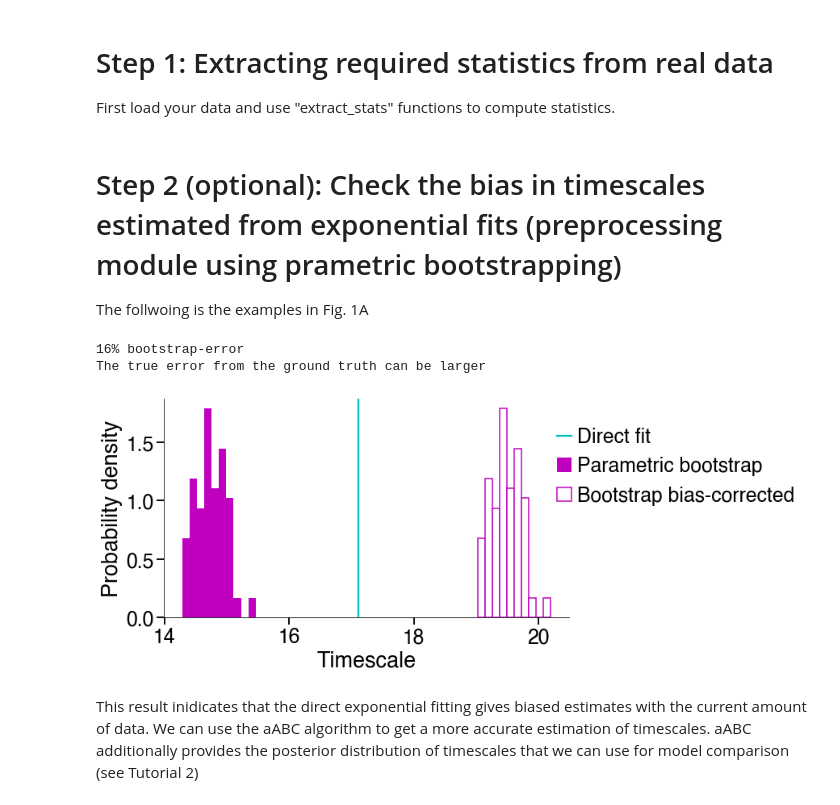
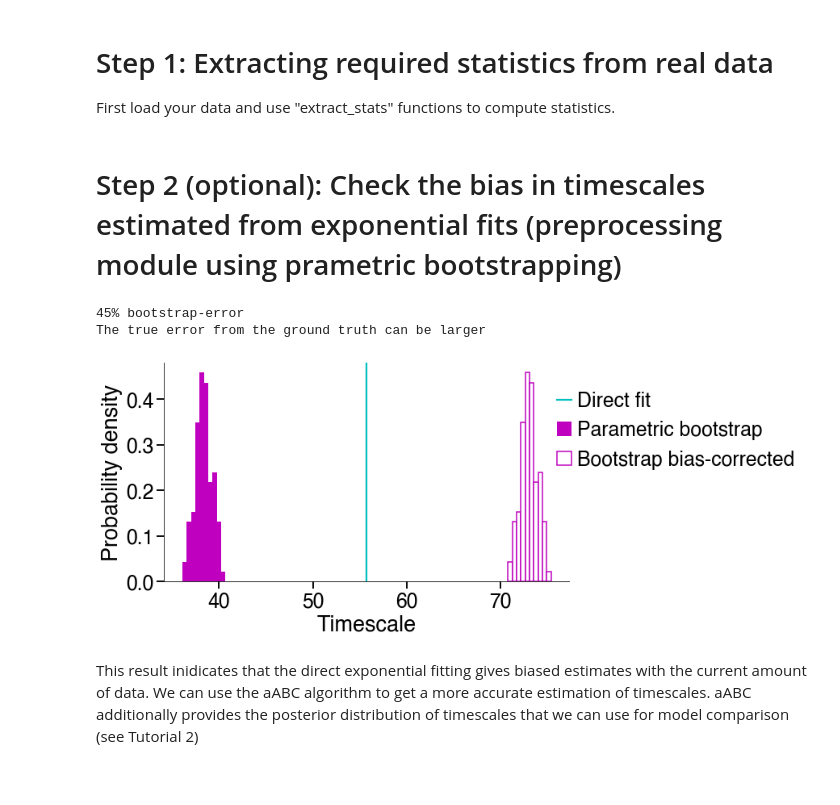
Before and after one commit to roxana-zeraati/abcTau, a Jupyter notebook: Tutorial1_fittingAutocorrelations.ipynb, the cells around one changed output. Drawn from its saved outputs; the diff is of its cells as text; code cells hidden in the pictures.

```diff
--- a/Tutorial1_fittingAutocorrelations.ipynb
+++ b/Tutorial1_fittingAutocorrelations.ipynb
@@ -41,7 +41,7 @@ First load your data and use "extract_stats" functions to compute statistics.
 # %%
 #---------- load real data  (OU process with one timescale)
 dataload_path = 'example_data/'
-filename = 'OU_tau20_T1000_trials500_deltaT1_data_mean0_data_var1'
+filename = 'OU_tau100_T1000_fs1000_trials500'
 data_load = np.load(dataload_path + filename + '.npy')
 
 #---------- extract statistics from real data
@@ -51,30 +51,28 @@ ifNorm = True # if normalize the autocorrelation or PSD
 deltaT = 1 # temporal resolution of data.
 binSize = 1 #  bin-size for binning data and computing the autocorrelation.
 disp = None # put the disperssion parameter if computed with grid-search
-maxTimeLag = 100 # only used when suing autocorrelation for summary statistic s
+maxTimeLag = 500 # only used when suing autocorrelation for summary statistic s
 lm = round(maxTimeLag/binSize) # maximum bin for autocorrelation computation
 data_ac, data_mean, data_var, T, numTrials = abcTau.preprocessing.extract_stats(data_load, deltaT, binSize,\
                                                                                   summStat_metric, ifNorm, maxTimeLag)
 # %% [markdown]
 # Step 2 (optional): Check the bias in timescales estimated from exponential fits (preprocessing module using prametric bootstrapping)
-
-The follwoing is the examples in Fig. 1A
 # %%
-gt_tau = 20 # ground-truth timescale
+gt_tau = 100 # ground-truth timescale
 
 # fit
 popt, poptcov = abcTau.preprocessing.fit_oneTauExponential(data_ac, binSize, maxTimeLag)
 tau = popt[1]
 
 # check if estimated timescales with exponential fit are biased or not
 theta = np.array([tau])
 numTimescales = 1
 taus_bs, taus_bs_corr, err = abcTau.preprocessing.check_expEstimates(theta, deltaT, binSize, T, numTrials, \
-                                                                     data_mean, data_var,maxTimeLag, numTimescales,\
+                                                                     data_mean, data_var, maxTimeLag, numTimescales,\
                                                                      numIter = 100, plot_it = True)
 # %% [output]
-16% bootstrap-error
+45% bootstrap-error
 The true error from the ground truth can be larger
-[figure, old version]
+[figure, new version]
 # %% [markdown]
 This result inidicates that the direct exponential fitting gives biased estimates with the current amount of data. We can use the aABC algorithm to get a more accurate estimation of timescales. aABC additionally provides the posterior distribution of timescales that we can use for model comparison (see Tutorial 2)
```
Also changed, not shown: parts of 1 cell of this notebook, 3 other files.
